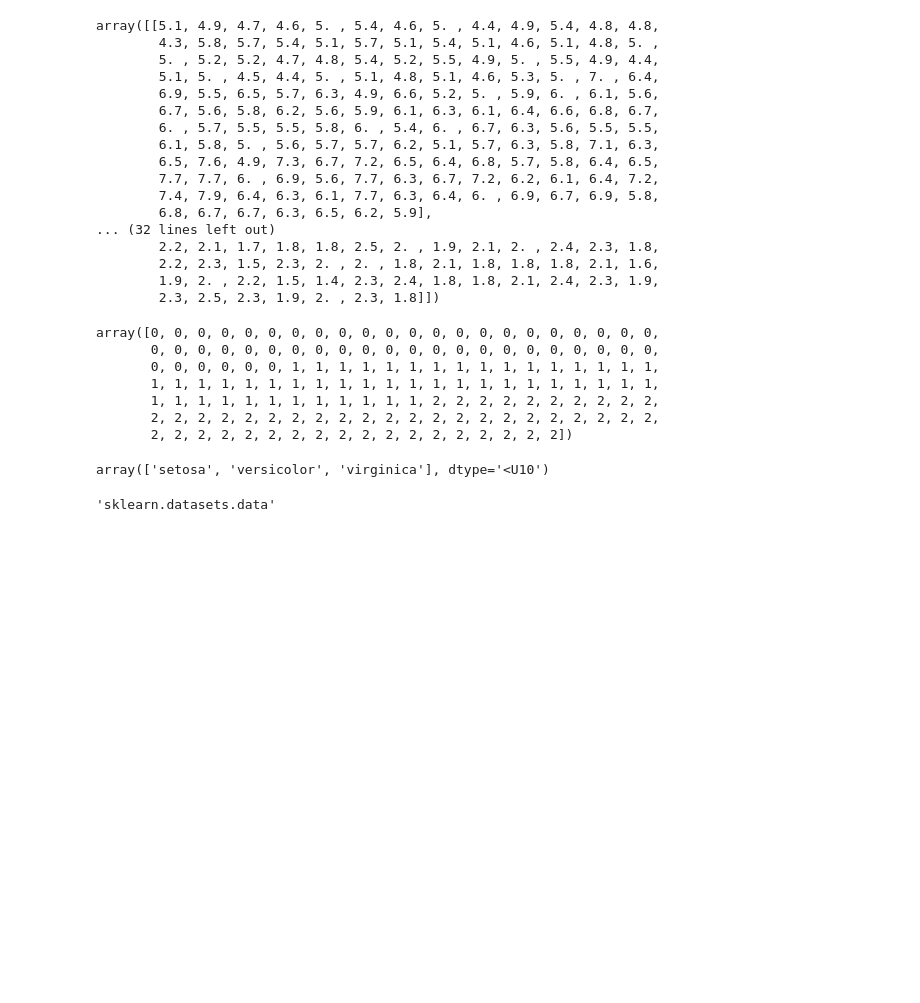
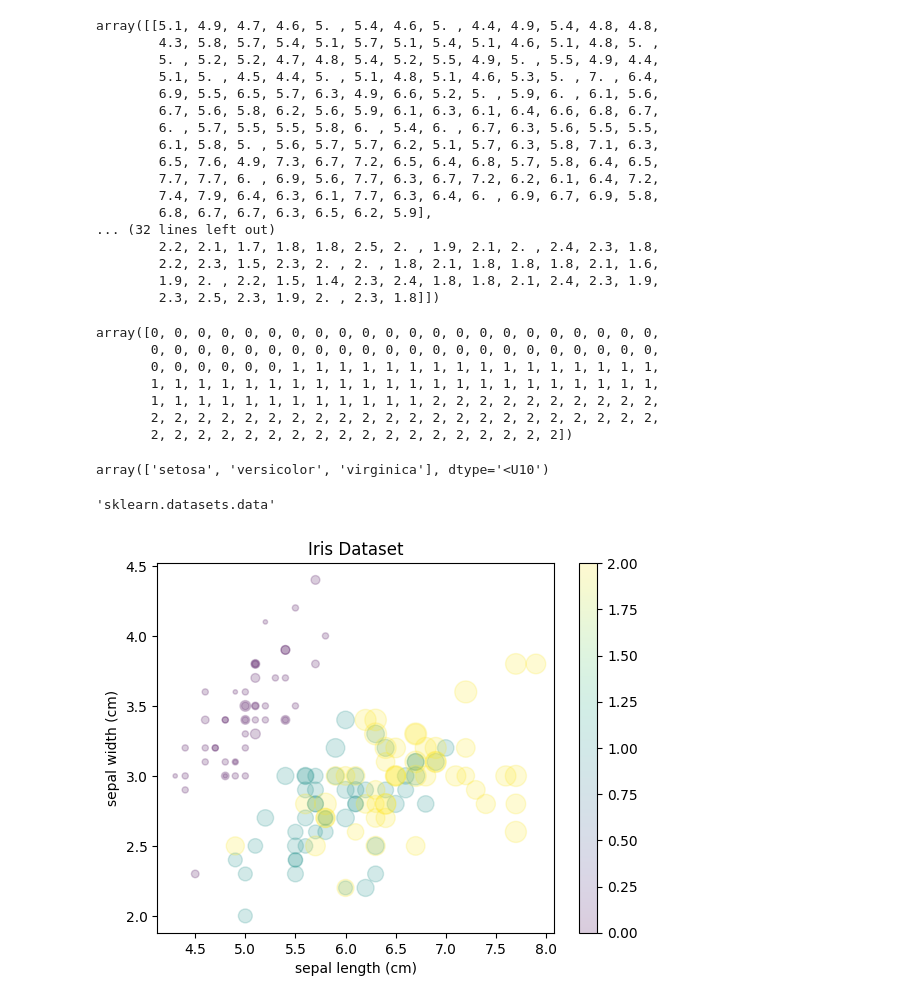
Before and after one commit to LatiefDataVisionary/matplotlib-with-indonesia-belajar, a Jupyter notebook: Matplotlib_08_Belajar_Scatter_Plot_|_Scatter_Chart.ipynb, the cells around one changed output. Drawn from its saved outputs; the diff is of its cells as text; code cells hidden in the pictures; blank space fills up the shorter version.

Commit message:
Scatter Plot untuk data multi dimensi

```diff
--- a/Matplotlib_08_Belajar_Scatter_Plot_|_Scatter_Chart.ipynb
+++ b/Matplotlib_08_Belajar_Scatter_Plot_|_Scatter_Chart.ipynb
@@ -166,5 +166,16 @@ iris['data_module']
 # %%
 plt.scatter(features[0], features[1],
             alpha=0.2,
             s=100*features[3],
-            c=iris['target'])
+            c=iris['target'],
+            cmap='viridis')
+
+plt.xlabel(iris['feature_names'][0])
+plt.ylabel(iris['feature_names'][1])
+plt.title('Iris Dataset')
+
+plt.colorbar()
+
+plt.show()
+# %% [output]
+[figure, added]
```
